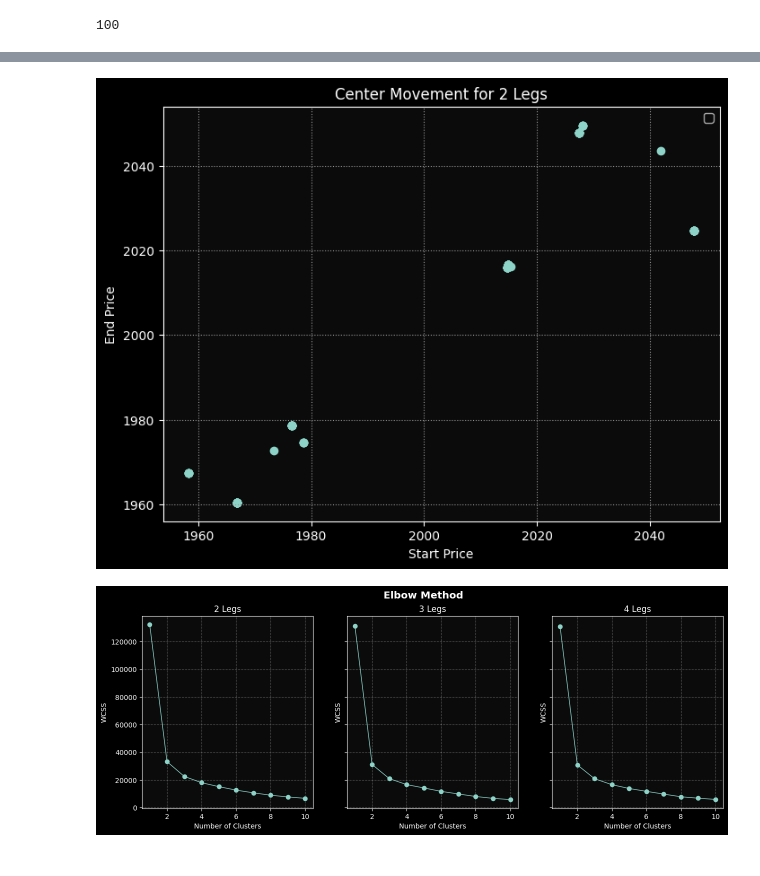
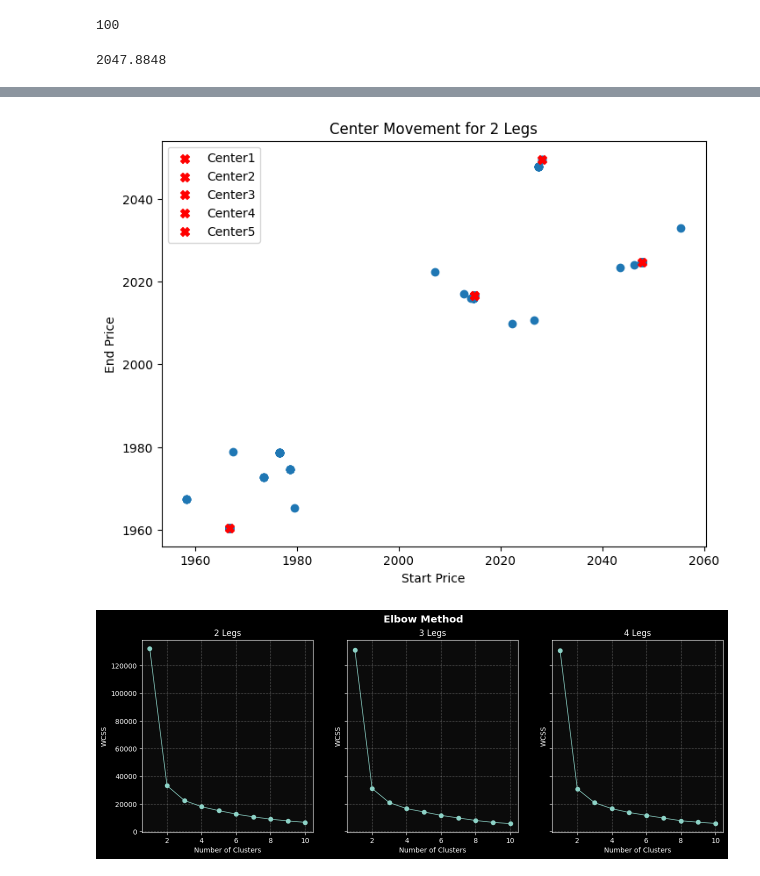
Before and after one commit to an9979/AML_04, a Jupyter notebook: Q5.ipynb, the cells around one changed output, grey strips where cells are left out. Drawn from its saved outputs; the diff is of its cells as text; code cells hidden in the pictures.

```diff
--- a/Q5.ipynb
+++ b/Q5.ipynb
@@ -352,7 +351,8 @@ centershistory={}
 # Run K-means and plot patterns for each dataset
 for num_legs, dataset in datasets.items():
     if num_legs == 2:
-        X = dataset[:, 2:4]  # Use only start price and end price for clustering
+        # Use only start price and end price for clustering
+        X = dataset[:, [0, 2]].astype(float)
         for i in range(1, 101):
           kmeans = KMeans(n_clusters=num_clusters, max_iter=i)
           labels = kmeans.fit_predict(X)
@@ -378,12 +378,30 @@ len(centerHistory1)
 # centerHistory2
 # %% [output]
 100
+# %%
+centerHistory1[:, 0][99]
+# %% [output]
+2047.8848
 # %%
 import matplotlib.pyplot as plt
 plt.figure(figsize=(8, 6))
 plt.title(f'Center Movement for 2 Legs')
 centerHistory1 = np.array(centerHistory1)
+centerHistory2 = np.array(centerHistory2)
+centerHistory3 = np.array(centerHistory3)
+centerHistory4 = np.array(centerHistory4)
+centerHistory5 = np.array(centerHistory5)
 plt.scatter(centerHistory1[:, 0], centerHistory1[:, 1])
+plt.scatter(centerHistory1[:, 0][99], centerHistory1[:, 1][99], c='red',
+            marker='X', s=50, label='Center1')
+plt.scatter(centerHistory2[:, 0][99], centerHistory2[:, 1][99], c='red',
+            marker='X', s=50, label='Center2')
+plt.scatter(centerHistory3[:, 0][99], centerHistory3[:, 1][99], c='red',
+            marker='X', s=50, label='Center3')
+plt.scatter(centerHistory3[:, 0][99], centerHistory3[:, 1][99], c='red',
+            marker='X', s=50, label='Center4')
+plt.scatter(centerHistory5[:, 0][99], centerHistory5[:, 1][99], c='red',
+            marker='X', s=50, label='Center5')
 # plt.scatter(centers[:, 0], centers[:, 1], c='red', marker='X', s=100, label='Centers')
 plt.xlabel('Start Price')
 plt.ylabel('End Price')
@@ -394,4 +411,4 @@ WARNING:matplotlib.legend:No artists with labels found to put in legend.  Note t
-[figure, old version]
+[figure, new version]
 # %%
 wcss = []
 
```
Also changed, not shown: parts of 7 cells of this notebook, 2 other files.
